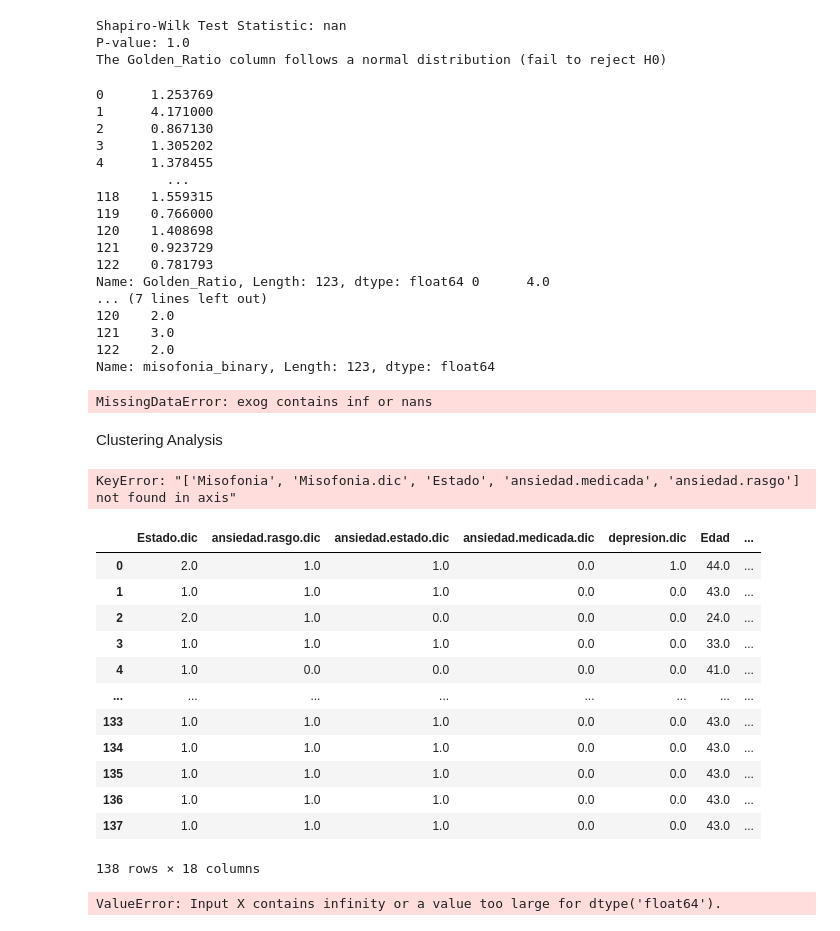
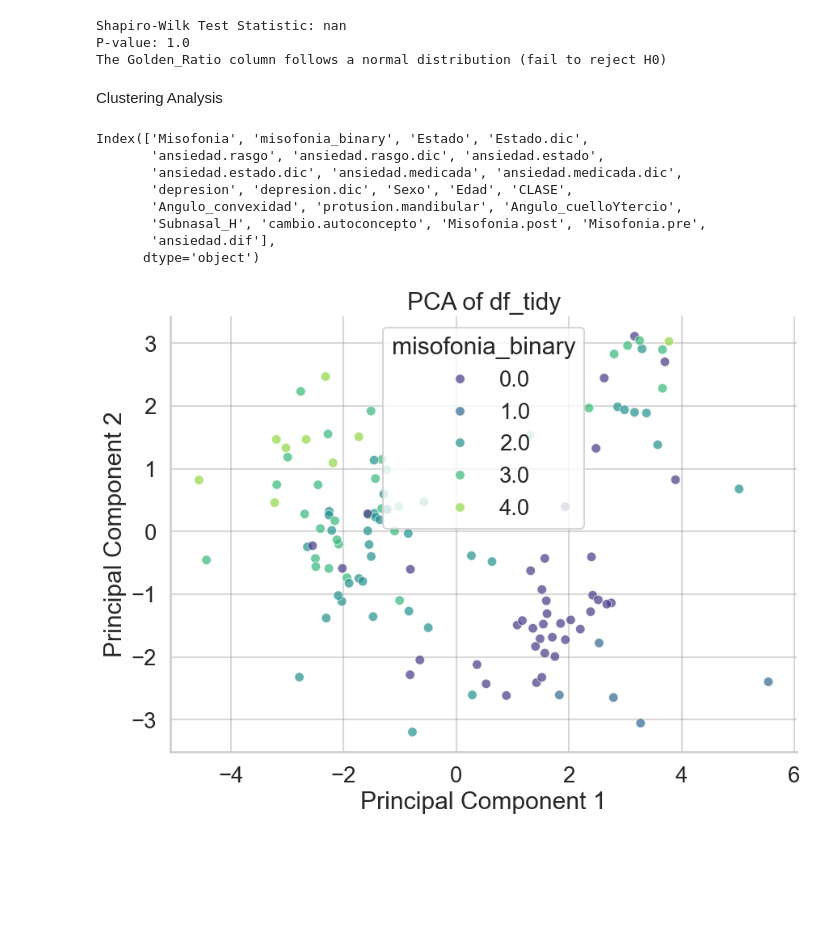
Before and after one commit to MMRES-PyBootcamp/MMRES-python-bootcamp2024, a Jupyter notebook: Misophonia_report/MMRES_Report_AlbertGrass_AndresGordo.ipynb, the cells around one changed output. Drawn from its saved outputs; the diff is of its cells as text; code cells hidden in the pictures; blank space fills up the shorter version.

```diff
--- a/Misophonia_report/MMRES_Report_AlbertGrass_AndresGordo.ipynb
+++ b/Misophonia_report/MMRES_Report_AlbertGrass_AndresGordo.ipynb
@@ -350,97 +350,53 @@ else:
 Shapiro-Wilk Test Statistic: nan
 P-value: 1.0
 The Golden_Ratio column follows a normal distribution (fail to reject H0)
-# %%
-# reomve rows with nan or inf in misofonia_binary
-df_expanded.dropna(subset=['misofonia_binary'], inplace=True)
-X=df_expanded['Golden_Ratio']
-y=df_expanded['misofonia_binary'].astype("float64")
-# impute nan in X and y based on the median
-X.fillna(X.median(), inplace=True)
-# if theire is a nan in y, drop the row in y and in X
-
-print(X, y)
-# plot a correlation linear model between golden_ration in df_expanded and the misofonia_binary column
-
-# Fit the linear regression model using OLS
-model = sm.OLS(y, X).fit()
-
-# Print the summary of the model
-print(model.summary())
-# %% [output]
-0      1.253769
-1      4.171000
-2      0.867130
-3      1.305202
-4      1.378455
-         ...
-118    1.559315
-119    0.766000
-120    1.408698
-121    0.923729
-122    0.781793
-Name: Golden_Ratio, Length: 123, dtype: float64 0      4.0
-... (7 lines left out)
-120    2.0
-121    3.0
-122    2.0
-Name: misofonia_binary, Length: 123, dtype: float64
-MissingDataError: exog contains inf or nans
 # %% [markdown]
 Clustering Analysis
 # %%
-df_tidy = df_tidy.drop(columns=['Misofonia', "Misofonia.dic",'Estado', 'ansiedad.medicada',"ansiedad.dif","depresion","ansiedad.rasgo","ansiedad.estado"])
+df_tidy=df.copy()
+df_tidy = df_tidy.drop(columns=['Misofonia', "misofonia_binary",'Estado', 'ansiedad.medicada',"ansiedad.dif","depresion","ansiedad.rasgo","ansiedad.estado"])
 # encode the categoial variables Sexo and CLASE to numeric
 df_tidy = pd.get_dummies(df_tidy, columns=['Sexo', 'CLASE'], drop_first=True)
 # fill NaN values with the median of the column
 df_tidy = df_tidy.fillna(df_tidy.median())
 # %% [output]
-KeyError: "['Misofonia', 'Misofonia.dic', 'Estado', 'ansiedad.medicada', 'ansiedad.rasgo'] not found in axis"
+Index(['Misofonia', 'misofonia_binary', 'Estado', 'Estado.dic',
+       'ansiedad.rasgo', 'ansiedad.rasgo.dic', 'ansiedad.estado',
+       'ansiedad.estado.dic', 'ansiedad.medicada', 'ansiedad.medicada.dic',
+       'depresion', 'depresion.dic', 'Sexo', 'Edad', 'CLASE',
+       'Angulo_convexidad', 'protusion.mandibular', 'Angulo_cuelloYtercio',
+       'Subnasal_H', 'cambio.autoconcepto', 'Misofonia.post', 'Misofonia.pre',
+       'ansiedad.dif'],
+      dtype='object')
-# %%
-df_tidy
-# %% [output]
-|  | Estado.dic | ansiedad.rasgo.dic | ansiedad.estado.dic | ansiedad.medicada.dic | depresion.dic | Edad | ... |
-| 0 | 2.0 | 1.0 | 1.0 | 0.0 | 1.0 | 44.0 | ... |
-| 1 | 1.0 | 1.0 | 1.0 | 0.0 | 0.0 | 43.0 | ... |
-| 2 | 2.0 | 1.0 | 0.0 | 0.0 | 0.0 | 24.0 | ... |
-| 3 | 1.0 | 1.0 | 1.0 | 0.0 | 0.0 | 33.0 | ... |
-| 4 | 1.0 | 0.0 | 0.0 | 0.0 | 0.0 | 41.0 | ... |
-| ... | ... | ... | ... | ... | ... | ... | ... |
-| 133 | 1.0 | 1.0 | 1.0 | 0.0 | 0.0 | 43.0 | ... |
-| 134 | 1.0 | 1.0 | 1.0 | 0.0 | 0.0 | 43.0 | ... |
-| 135 | 1.0 | 1.0 | 1.0 | 0.0 | 0.0 | 43.0 | ... |
-| 136 | 1.0 | 1.0 | 1.0 | 0.0 | 0.0 | 43.0 | ... |
-| 137 | 1.0 | 1.0 | 1.0 | 0.0 | 0.0 | 43.0 | ... |
-138 rows × 18 columns
 # %%
 from sklearn.decomposition import PCA
 from sklearn.preprocessing import StandardScaler
 
 # Standardize the data
 scaler = StandardScaler()
-df_tidy_scaled = scaler.fit_transform(df_clean)
+df_tidy_scaled = scaler.fit_transform(df_tidy)
 
 # Perform PCA
 pca = PCA(n_components=2)  # You can change the number of components
 principal_components = pca.fit_transform(df_tidy_scaled)
 
 # Create a DataFrame with the principal components
 df_pca = pd.DataFrame(data=principal_components, columns=['Principal Component 1', 'Principal Component 2'])
 
 
 
 # Plot the PCA result
 plt.figure(figsize=(10, 7))
-sns.scatterplot(x='Principal Component 1', y='Principal Component 2', hue=df_clean['Misofonia.dic'], data=df_pca, palette='viridis', s=70, alpha=0.7)
+sns.scatterplot(x='Principal Component 1', y='Principal Component 2', hue=df_clean['misofonia_binary'], data=df_pca, palette='viridis', s=70, alpha=0.7)
 plt.title('PCA of df_tidy')
 plt.xlabel('Principal Component 1')
 plt.ylabel('Principal Component 2')
 plt.grid(True, color='gray', alpha=0.3)
 plt.gca().spines['top'].set_visible(False)
 plt.gca().spines['right'].set_visible(False)
 plt.show()
 # %% [output]
-ValueError: Input X contains infinity or a value too large for dtype('float64').
+[figure, added]
 # %%
 # Extract the loadings (components)
 loadings = pca.components_.T
```
Also changed, not shown: parts of 11 cells of this notebook.
